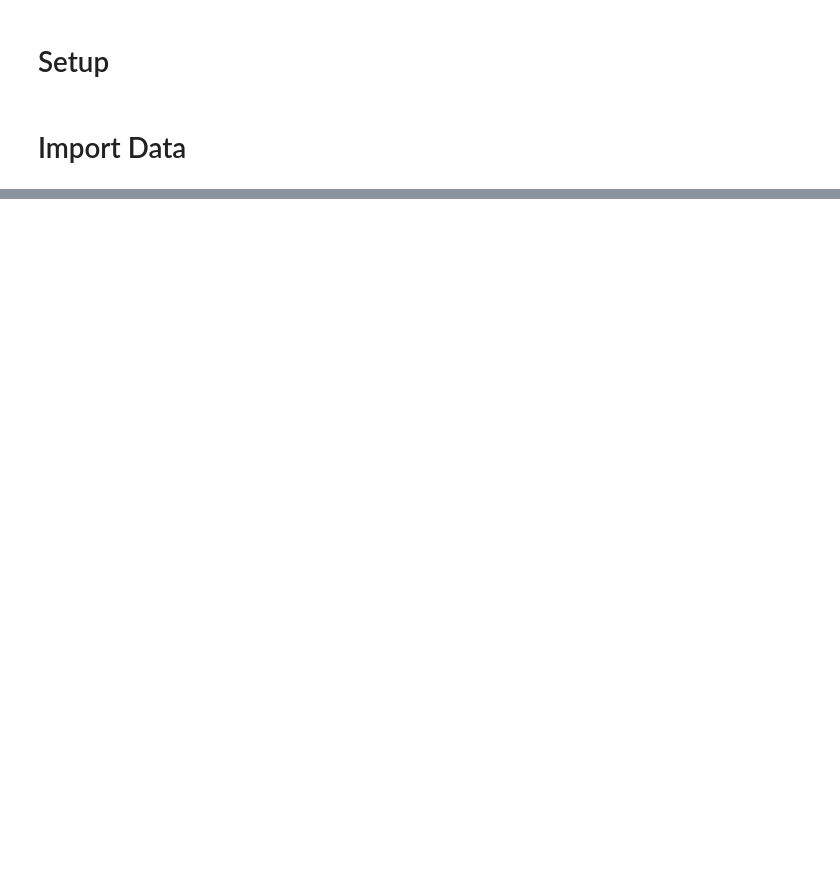
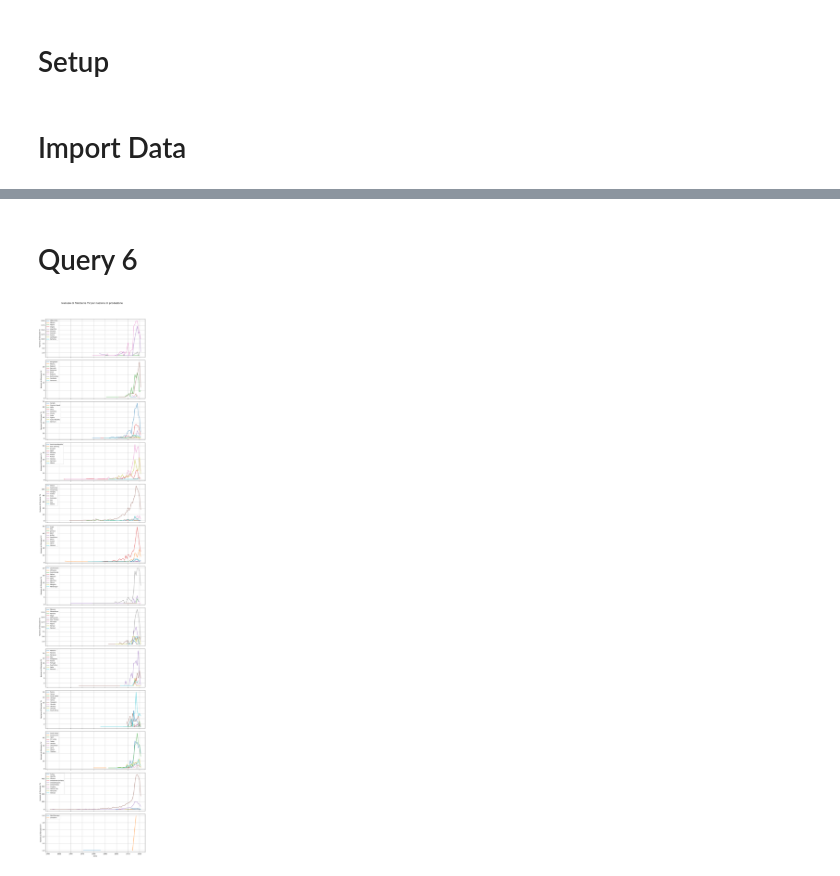
Before and after one commit to bernagit/SIEBG, a Jupyter notebook: 3-Neo4j/main.ipynb, the cells around one changed output, grey strips where cells are left out. Drawn from its saved outputs; the diff is of its cells as text; code cells hidden in the pictures; blank space fills up the shorter version.

```diff
--- a/3-Neo4j/main.ipynb
+++ b/3-Neo4j/main.ipynb
@@ -183,0 +371,57 @@ Tutti i dati sono stati caricati con successo nel database Neo4j!
+# %% [markdown]
+# Query 6
+# %%
+# Riportare in un grafico l’evoluzione nel tempo del numero di film o serie TV per ogni
+# nazione di produzione (il grafico presenterà gli anni sull’asse delle ascisse e N grafici
+# ognuno riportante il numero di film e serie TV per ogni nazione al variare del tempo)
+
+query = """
+MATCH (c:Country)<-[:WHERE]-(m)
+RETURN c.name AS country, m.release_year AS year, COUNT(m) AS num_movies
+ORDER BY country, year
+"""
+
+session = driver.session()
+result = session.run(query)
+
+countries = {}
+for record in result:
+	country = record['country']
+	year = record['year']
+	num_movies = record['num_movies']
+
+	if country not in countries:
+		countries[country] = {'years': [], 'num_movies': []}
+
+	countries[country]['years'].append(year)
+	countries[country]['num_movies'].append(num_movies)
+
+countries_per_subplot = 10
+country_list = list(countries.keys())
+num_subplots = (len(country_list) + countries_per_subplot - 1) // countries_per_subplot
+
+# Create subplots
+fig, axes = plt.subplots(num_subplots, 1, figsize=(10, 4 * num_subplots), sharex=True)
+if num_subplots == 1:
+    axes = [axes]
+
+for i in range(num_subplots):
+    start = i * countries_per_subplot
+    end = start + countries_per_subplot
+    countries_subset = country_list[start:end]
+
+    ax = axes[i]
+    for country in countries_subset:
+        data = countries[country]
+        ax.plot(data['years'], data['num_movies'], label=country)
+
+    ax.set_ylabel('Numero di film/serie TV')
+    ax.grid()
+    ax.legend(loc='upper left', fontsize='small')
+
+axes[-1].set_xlabel('Anno')
+fig.suptitle('Numero di film/serie TV per nazione di produzione', fontsize=16)
+plt.tight_layout(rect=[0, 0, 1, 0.96])
+plt.show()
+# %% [output]
+[figure, added]
```
Also changed, not shown: parts of 12 cells of this notebook, 2 other files.
